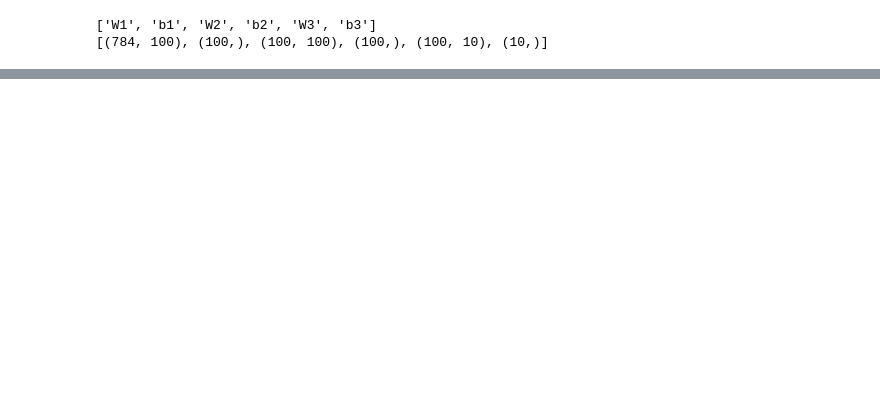
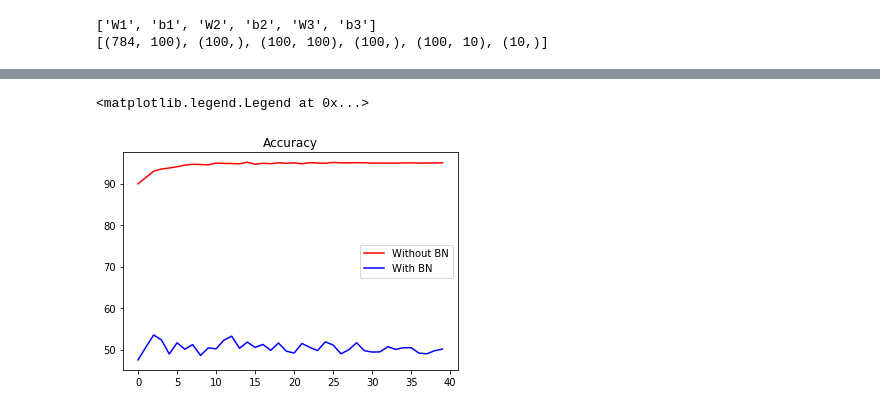
Before and after one commit to dboyliao/tf_snippets, a Jupyter notebook: tf_example_batch_normalization.ipynb, the cells around one changed output, grey strips where cells are left out. Drawn from its saved outputs; the diff is of its cells as text; code cells hidden in the pictures; blank space fills up the shorter version.

```diff
--- a/tf_example_batch_normalization.ipynb
+++ b/tf_example_batch_normalization.ipynb
@@ -316,0 +258,8 @@ for train_mean in train_means:
+# %%
+plt.title("Accuracy")
+line_no_bn, = plt.plot(accuracy_no_bn, "r-")
+line_bn, = plt.plot(accuracy_bn, "b-")
+plt.legend([line_no_bn, line_bn], ["Without BN", "With BN"])
+# %% [output]
+<matplotlib.legend.Legend at 0x...>
+[figure, added]
```
Also changed, not shown: parts of 10 cells of this notebook, 1 other file.
